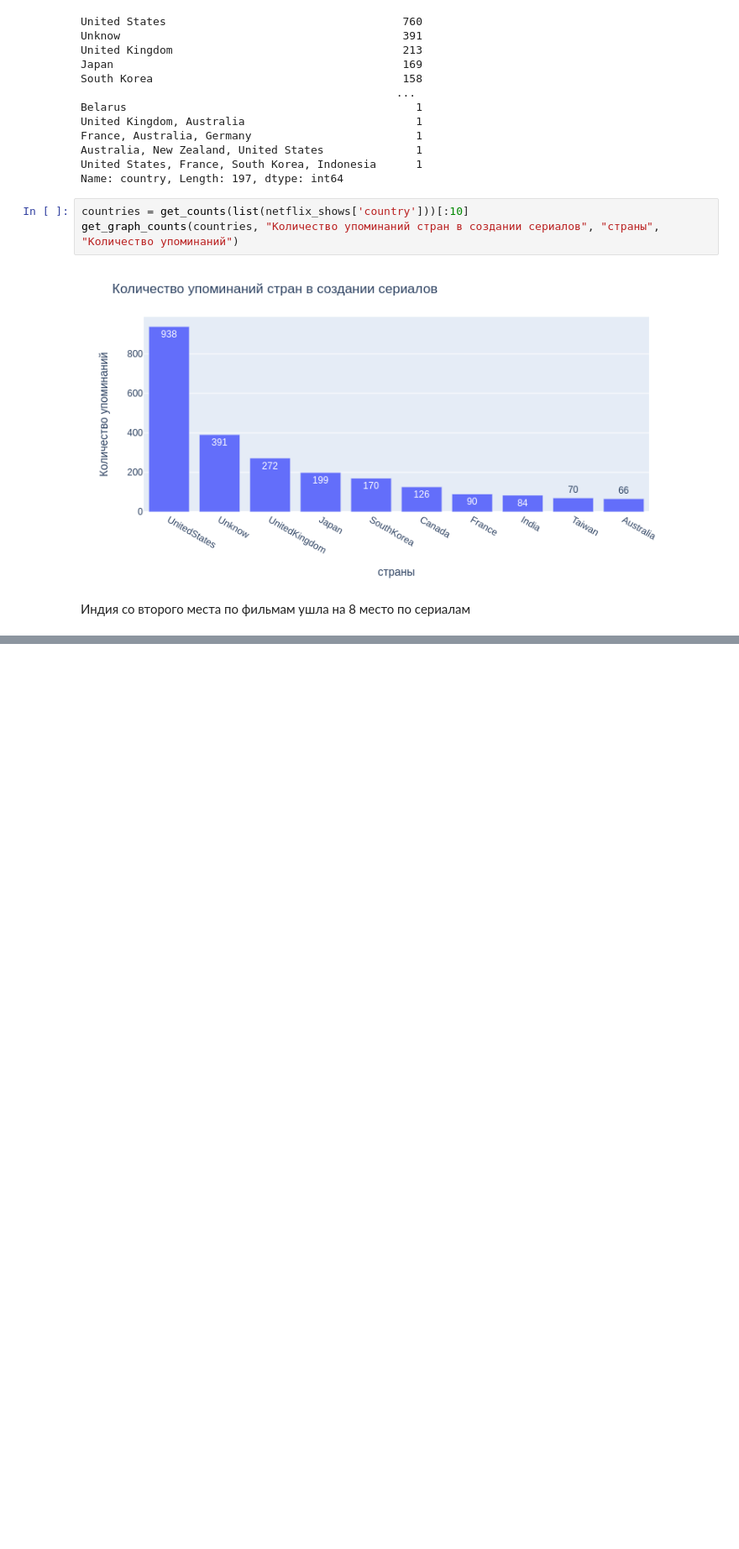
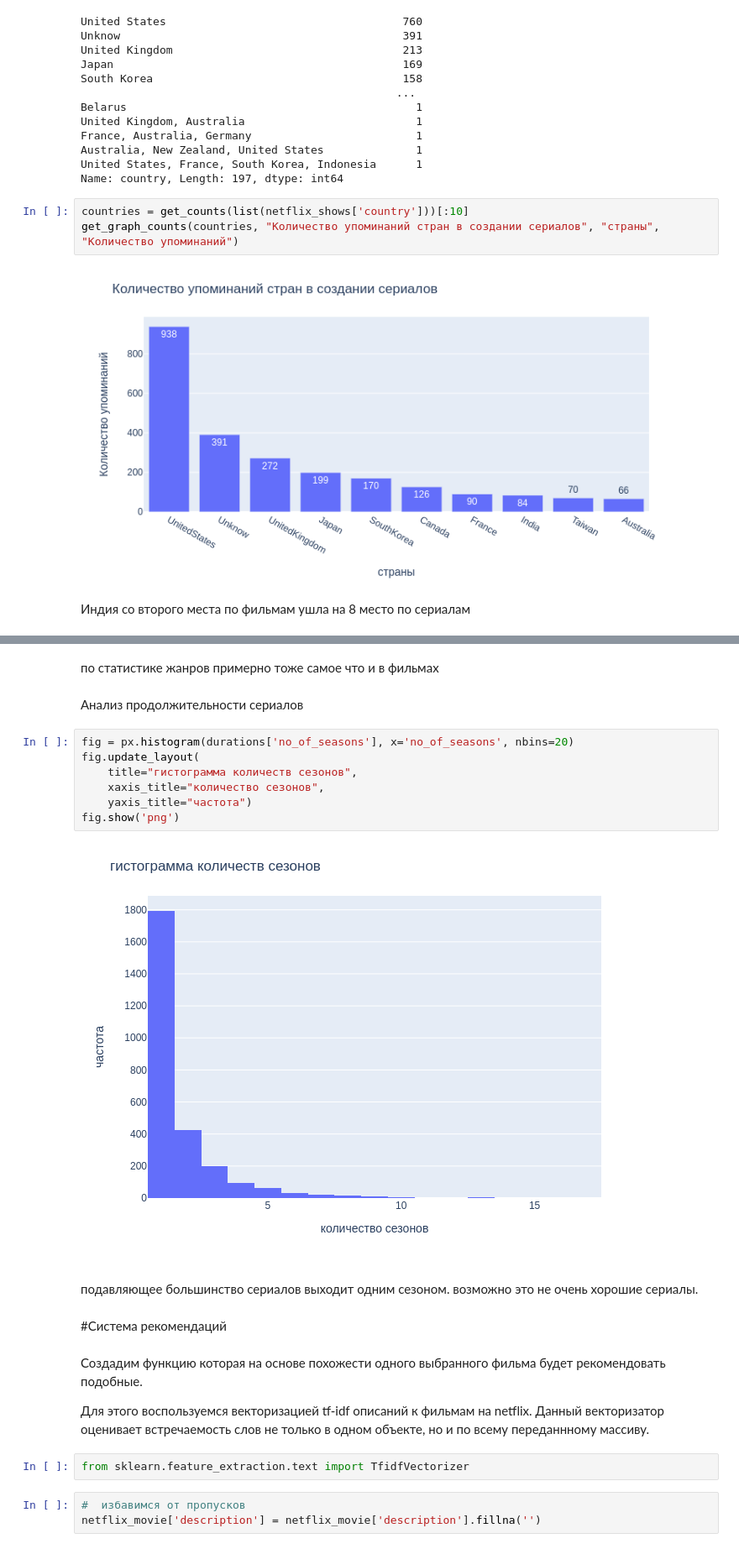
Before and after one commit to ArtemKarDev/Kaggle, a Jupyter notebook: EDA_Netflix_Kaggle.ipynb, the cells around one changed output, grey strips where cells are left out. Shown at 84% size. Cells and saved outputs as stored; diff of their text form; blank space fills up the shorter version.

```diff
--- a/EDA_Netflix_Kaggle.ipynb
+++ b/EDA_Netflix_Kaggle.ipynb
@@ -503,0 +552,26 @@ top = top. sort_values(by='no_of_seasons', ascending=False)
+# %% [markdown]
+по статистике жанров примерно тоже самое что и в фильмах
+# %% [markdown]
+Анализ продолжительности сериалов
+# %%
+fig = px.histogram(durations['no_of_seasons'], x='no_of_seasons', nbins=20)
+fig.update_layout(
+    title="гистограмма количеств сезонов",
+    xaxis_title="количество сезонов",
+    yaxis_title="частота")
+fig.show('png')
+# %% [output]
+[figure, added]
+# %% [markdown]
+подавляющее большинство сериалов выходит одним сезоном. возможно это не очень хорошие сериалы.
+# %% [markdown]
+#Система рекомендаций
+# %% [markdown]
+Создадим функцию которая  на основе похожести одного выбранного фильма будет рекомендовать подобные.
+
+Для этого воспользуемся векторизацией tf-idf описаний к фильмам на netflix. Данный векторизатор оценивает встречаемость слов не только в одном объекте, но и по всему переданнному массиву.
+# %%
+from sklearn.feature_extraction.text import TfidfVectorizer
+# %%
+#  избавимся от пропусков
+netflix_movie['description'] = netflix_movie['description'].fillna('')
```
Also changed, not shown: parts of 43 cells of this notebook.
